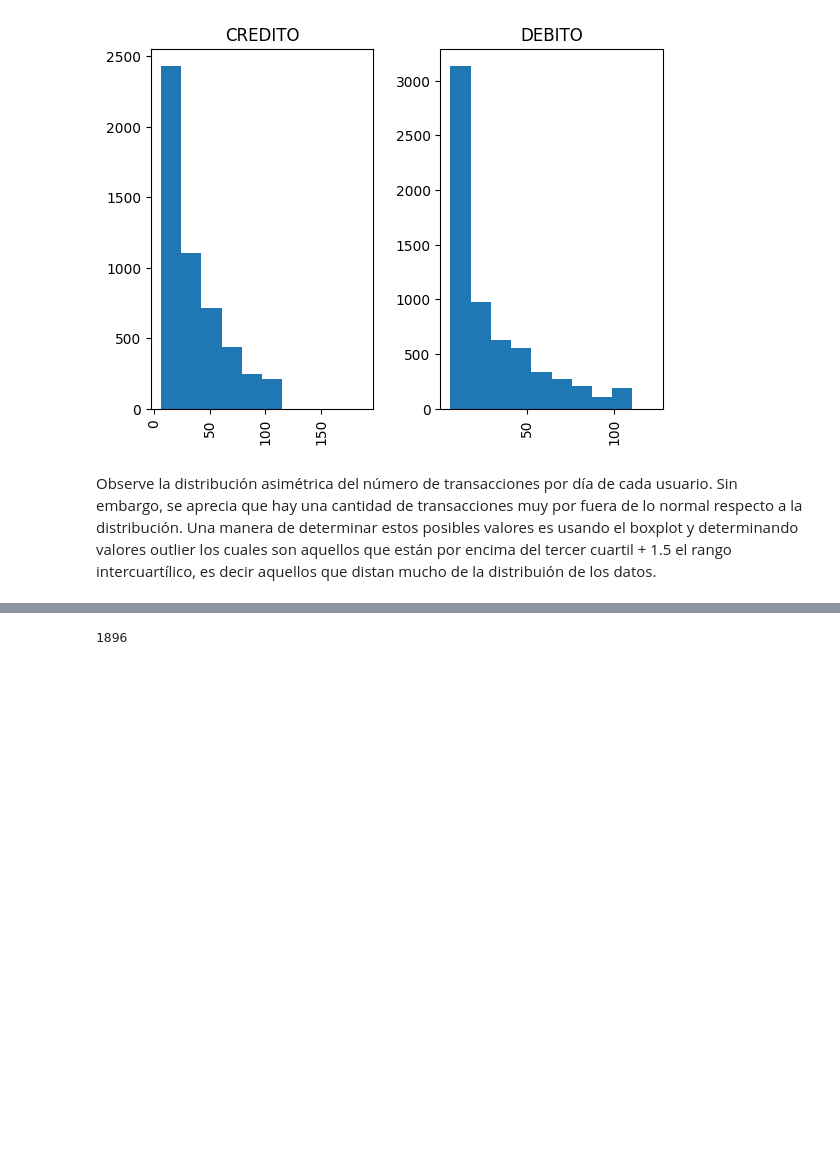
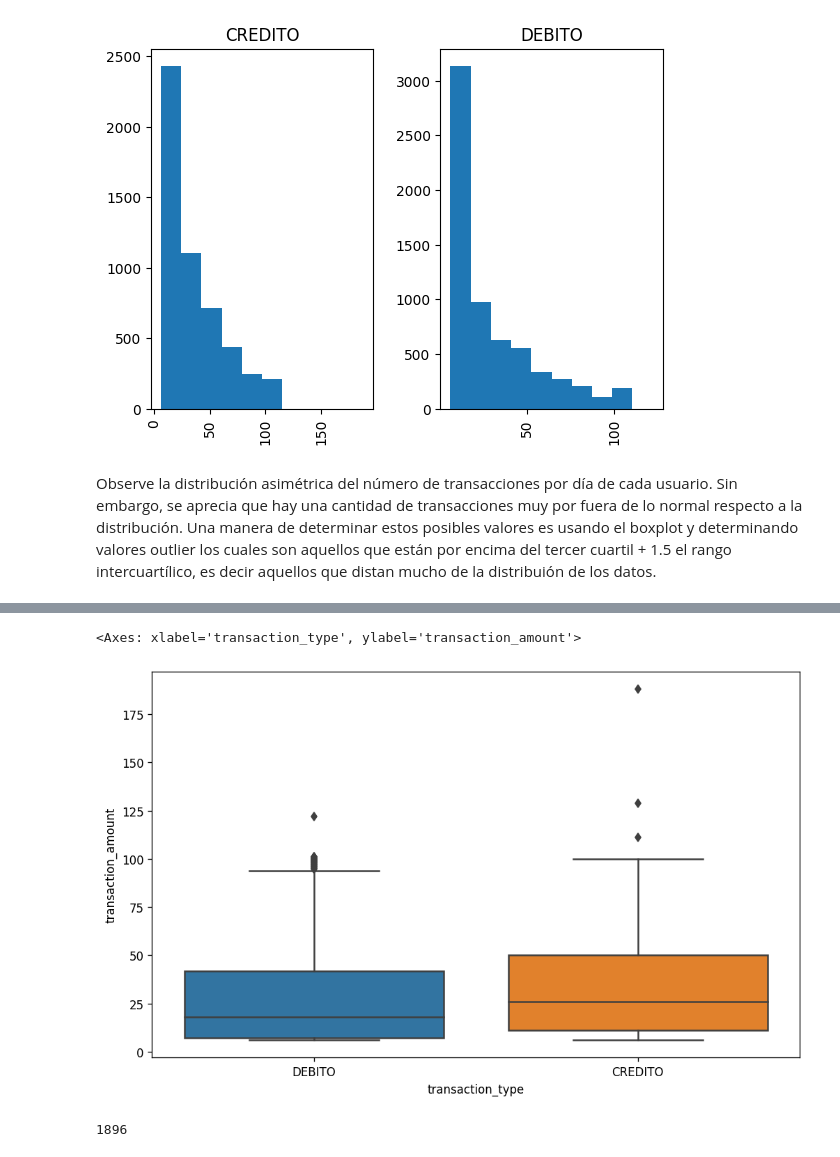
Before and after one commit to yyocampon/PruebaTecnicaNEQUI, a Jupyter notebook: PruebaTecnica.ipynb, the cells around one changed output, grey strips where cells are left out. Saved outputs shown, nothing was run; the diff lists cells and outputs as text; code cells hidden in the pictures; blank space fills up the shorter version.

```diff
--- a/PruebaTecnica.ipynb
+++ b/PruebaTecnica.ipynb
@@ -432,6 +451,11 @@ fig = px.box(filtrado2, x = "transaction_type", y="transaction_amount", points="
 fig.show()
 # %% [output]
 [interactive output not drawn]
+# %%
+sns.boxplot(x='transaction_type', y='transaction_amount', data=filtrado2)
+# %% [output]
+<Axes: xlabel='transaction_type', ylabel='transaction_amount'>
+[figure, added]
 # %%
 filtrado2[filtrado2['transaction_amount']>94].size
 # %% [output]
```
Also changed, not shown: parts of 3 cells of this notebook.
